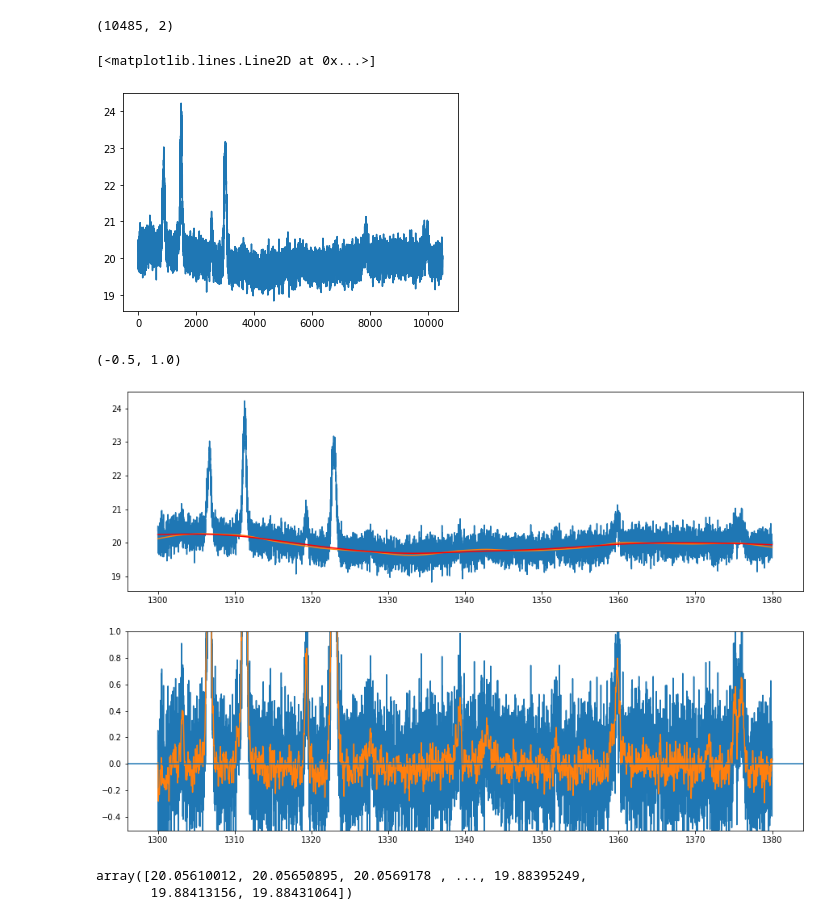
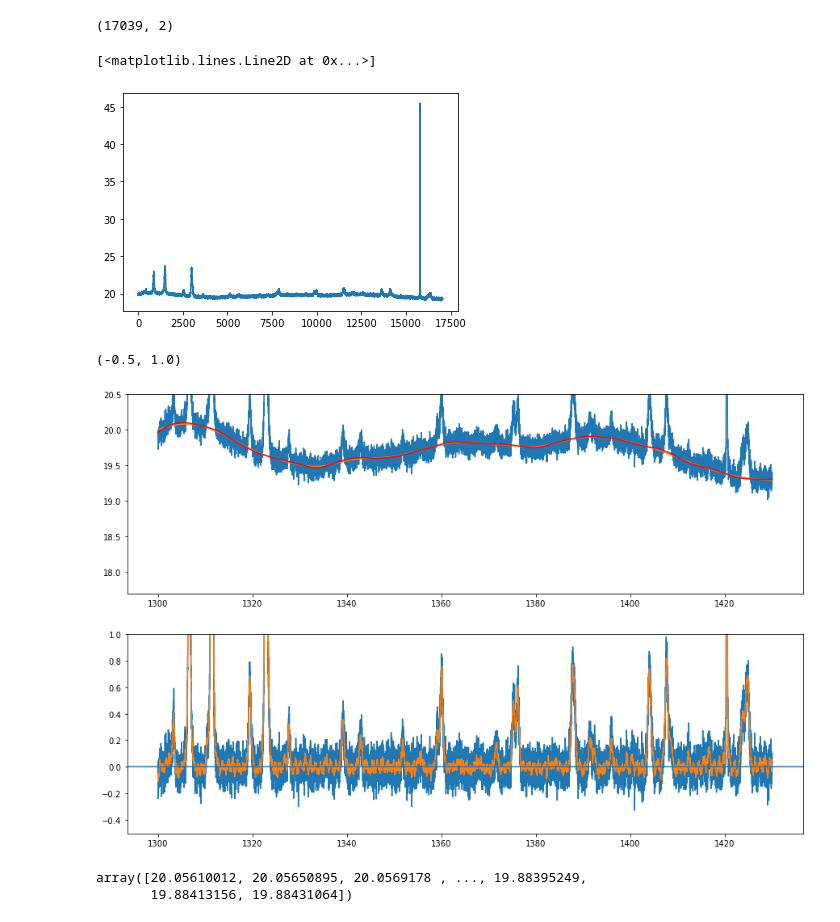
Before and after one commit to jyingjie/hifast, a Jupyter notebook: nbs/01_baseline.ipynb, the cells around one changed output. Drawn from its saved outputs; the diff is of its cells as text; code cells hidden in the pictures.

```diff
--- a/nbs/01_baseline.ipynb
+++ b/nbs/01_baseline.ipynb
@@ -511,7 +518,7 @@ ind_sort = np.argsort(f['mjd'])
 T2p= f['Ta'][()][ind_sort]
 freq = f['freq'][()]
 
-frange = (1300, 1380)
+frange = (1300, 1430)
 is_ = (freq > frange[0]) & (freq < frange[1])
 freq = freq[is_]
 T2p = T2p[:,is_,:]
@@ -525,43 +532,44 @@ plt.plot(freq, T2p[200])
 # %%
-spec = np.mean(T2p[200:202], axis=0, dtype='float64')
+spec = np.mean(T2p[200:220], axis=0, dtype='float64')
 print(spec.shape)
 
 # 用 XX 偏振
 spec = spec[:,0]
 plt.plot(spec)
 # %% [output]
-(10485, 2)
+(17039, 2)
 [<matplotlib.lines.Line2D at 0x...>]
-[figure, old version]
+[figure, new version]
 # %%
 # fit
 method= 'arPLS'
 bl_para={}
 bl_para['lam']= 1e8
 bl_para['deg']= 2
 bl_para['niter']= 400
 bl_para['ratio']= 0.001
 
 fig,axs= plt.subplots(2,1,figsize=(15,10),)
-bl1 = get_baseline(freq, spec, axis=0, average_every=2, method=method, bl_para=bl_para, verbose=False)
+bl1 = get_baseline(freq, spec, axis=0, average_every=3, method=method, bl_para=bl_para, verbose=False)
 method= 'asPLS'
-bl_para['lam']= 1e12
-#bl_para['offset']= 0.5
-bl2 = get_baseline(freq, spec, axis=0, average_every=None, method=method, bl_para=bl_para, verbose=False)
+bl_para['lam']= 1e8
+#bl_para['offset']= 1.8
+bl2 = get_baseline(freq, spec, axis=0, average_every=3, method=method, bl_para=bl_para, verbose=False)
 # plot Polar XX
 ax = axs[0]
 ax.plot(freq, spec)
 ax.plot(freq, bl1)
 ax.plot(freq, bl2,'r')
+ax.set_ylim(top=20.5)
 # plot baselined YY and YY
 ax = axs[1]
 ax.plot(freq, spec-bl2)
 ax.plot(freq, ndimage.gaussian_filter1d(spec-bl2,3))
 ax.axhline(y=0)
 ax.set_ylim(-0.5,1)
 # %% [output]
 (-0.5, 1.0)
-[figure, old version]
+[figure, new version]
 # %%
 import pybaselines
 # %%
```
Also changed, not shown: parts of 19 cells of this notebook, 3 other files.
